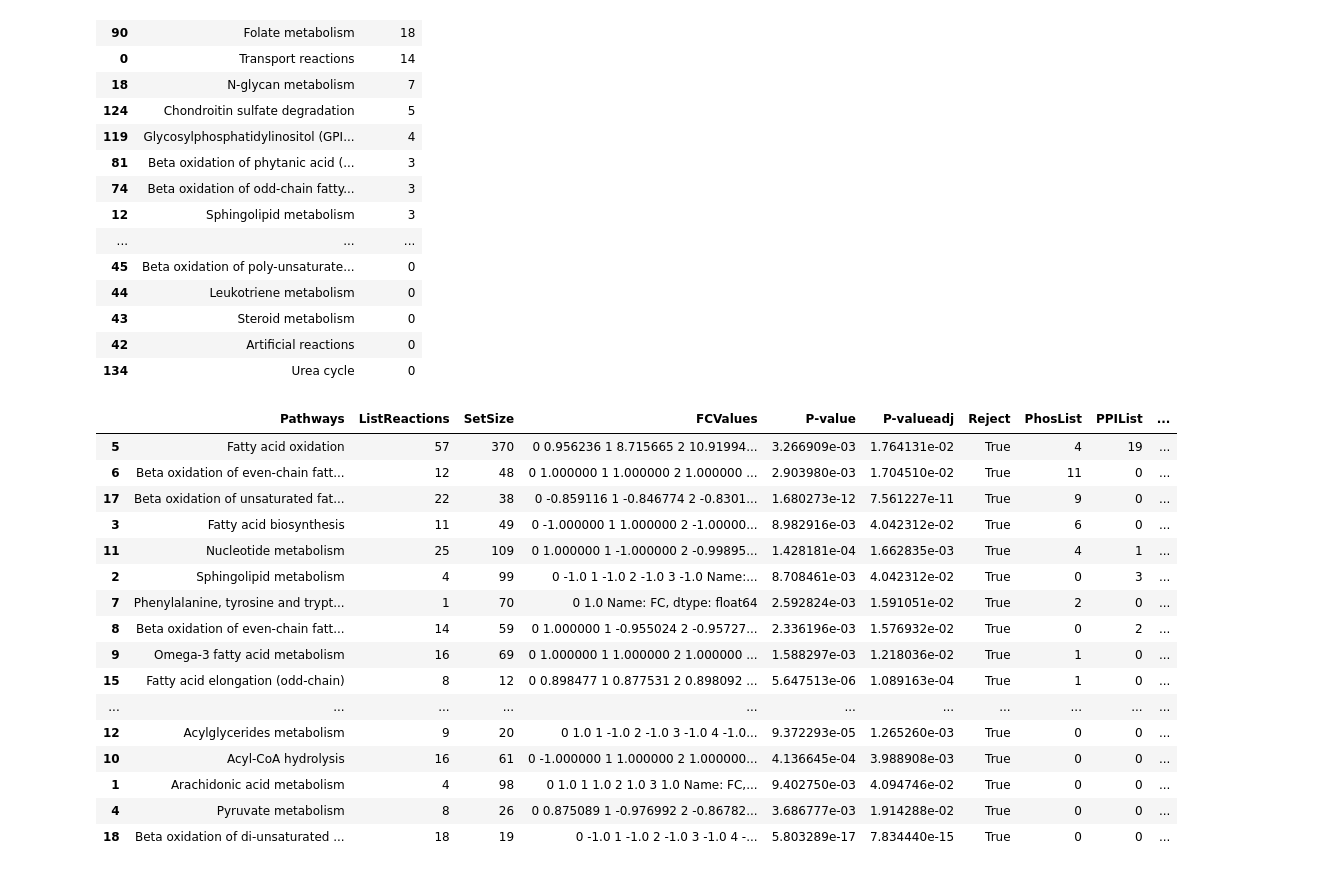
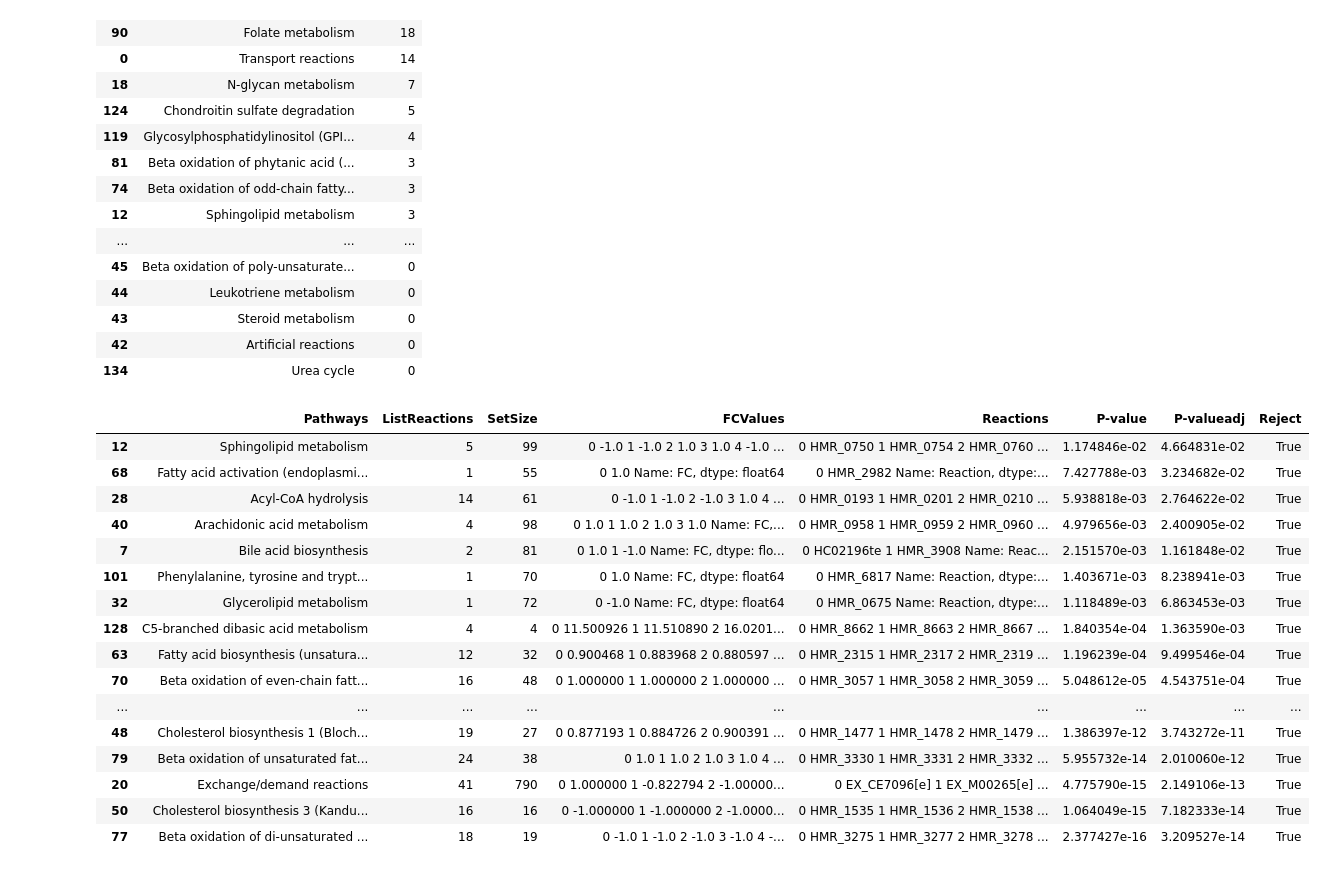
Before and after one commit to piyushnanda-sysbio/GS-DFA, a Jupyter notebook: Codes/PPI and Phosphoproteome/ppi_phos_integrated_analysis.ipynb, the cells around one changed output. Saved outputs shown, nothing was run; the diff lists cells and outputs as text; code cells hidden in the pictures.

```diff
--- a/Codes/PPI and Phosphoproteome/ppi_phos_integrated_analysis.ipynb
+++ b/Codes/PPI and Phosphoproteome/ppi_phos_integrated_analysis.ipynb
@@ -146,6 +172,26 @@ ppi_pathways.sort_values(by='PPIList',ascending=False)
 | 43 | Steroid metabolism | 0 |
 | 42 | Artificial reactions | 0 |
 | 134 | Urea cycle | 0 |
+# %%
+hyperdata_sorted
+# %% [output]
+|  | Pathways | ListReactions | SetSize | FCValues | Reactions | P-value | P-valueadj | Reject |
+| 12 | Sphingolipid metabolism | 5 | 99 | 0 -1.0 1 -1.0 2 1.0 3 1.0 4 -1.0 ... | 0 HMR_0750 1 HMR_0754 2 HMR_0760 ... | 1.174846e-02 | 4.664831e-02 | True |
+| 68 | Fatty acid activation (endoplasmi... | 1 | 55 | 0 1.0 Name: FC, dtype: float64 | 0 HMR_2982 Name: Reaction, dtype:... | 7.427788e-03 | 3.234682e-02 | True |
+| 28 | Acyl-CoA hydrolysis | 14 | 61 | 0 -1.0 1 -1.0 2 -1.0 3 1.0 4 ... | 0 HMR_0193 1 HMR_0201 2 HMR_0210 ... | 5.938818e-03 | 2.764622e-02 | True |
+| 40 | Arachidonic acid metabolism | 4 | 98 | 0 1.0 1 1.0 2 1.0 3 1.0 Name: FC,... | 0 HMR_0958 1 HMR_0959 2 HMR_0960 ... | 4.979656e-03 | 2.400905e-02 | True |
+| 7 | Bile acid biosynthesis | 2 | 81 | 0 1.0 1 -1.0 Name: FC, dtype: flo... | 0 HC02196te 1 HMR_3908 Name: Reac... | 2.151570e-03 | 1.161848e-02 | True |
+| 101 | Phenylalanine, tyrosine and trypt... | 1 | 70 | 0 1.0 Name: FC, dtype: float64 | 0 HMR_6817 Name: Reaction, dtype:... | 1.403671e-03 | 8.238941e-03 | True |
+| 32 | Glycerolipid metabolism | 1 | 72 | 0 -1.0 Name: FC, dtype: float64 | 0 HMR_0675 Name: Reaction, dtype:... | 1.118489e-03 | 6.863453e-03 | True |
+| 128 | C5-branched dibasic acid metabolism | 4 | 4 | 0 11.500926 1 11.510890 2 16.0201... | 0 HMR_8662 1 HMR_8663 2 HMR_8667 ... | 1.840354e-04 | 1.363590e-03 | True |
+| 63 | Fatty acid biosynthesis (unsatura... | 12 | 32 | 0 0.900468 1 0.883968 2 0.880597 ... | 0 HMR_2315 1 HMR_2317 2 HMR_2319 ... | 1.196239e-04 | 9.499546e-04 | True |
+| 70 | Beta oxidation of even-chain fatt... | 16 | 48 | 0 1.000000 1 1.000000 2 1.000000 ... | 0 HMR_3057 1 HMR_3058 2 HMR_3059 ... | 5.048612e-05 | 4.543751e-04 | True |
+| ... | ... | ... | ... | ... | ... | ... | ... | ... |
+| 48 | Cholesterol biosynthesis 1 (Bloch... | 19 | 27 | 0 0.877193 1 0.884726 2 0.900391 ... | 0 HMR_1477 1 HMR_1478 2 HMR_1479 ... | 1.386397e-12 | 3.743272e-11 | True |
+| 79 | Beta oxidation of unsaturated fat... | 24 | 38 | 0 1.0 1 1.0 2 1.0 3 1.0 4 ... | 0 HMR_3330 1 HMR_3331 2 HMR_3332 ... | 5.955732e-14 | 2.010060e-12 | True |
+| 20 | Exchange/demand reactions | 41 | 790 | 0 1.000000 1 -0.822794 2 -1.00000... | 0 EX_CE7096[e] 1 EX_M00265[e] ... | 4.775790e-15 | 2.149106e-13 | True |
+| 50 | Cholesterol biosynthesis 3 (Kandu... | 16 | 16 | 0 -1.000000 1 -1.000000 2 -1.0000... | 0 HMR_1535 1 HMR_1536 2 HMR_1538 ... | 1.064049e-15 | 7.182333e-14 | True |
+| 77 | Beta oxidation of di-unsaturated ... | 18 | 19 | 0 -1.0 1 -1.0 2 -1.0 3 -1.0 4 -... | 0 HMR_3275 1 HMR_3277 2 HMR_3278 ... | 2.377427e-16 | 3.209527e-14 | True |
 # %%
 hyperdata_sorted=hyperdata_sorted.drop([0,20],axis=0)
 # %%
@@ -157,23 +203,3 @@ hyperdata_ppi_phos.to_csv('AffectedReactions_PPI_Phos.csv')
 hyperdata_ppi_phos['SumEffects']=hyperdata_ppi_phos['PPIList']+hyperdata_ppi_phos['PhosList']
 # %%
 hyperdata_ppi_phos=hyperdata_ppi_phos.sort_values(by='SumEffects',ascending=False)
-# %%
-hyperdata_ppi_phos
-# %% [output]
-|  | Pathways | ListReactions | SetSize | FCValues | P-value | P-valueadj | Reject | PhosList | PPIList | ... |
-| 5 | Fatty acid oxidation | 57 | 370 | 0 0.956236 1 8.715665 2 10.91994... | 3.266909e-03 | 1.764131e-02 | True | 4 | 19 | ... |
-| 6 | Beta oxidation of even-chain fatt... | 12 | 48 | 0 1.000000 1 1.000000 2 1.000000 ... | 2.903980e-03 | 1.704510e-02 | True | 11 | 0 | ... |
-| 17 | Beta oxidation of unsaturated fat... | 22 | 38 | 0 -0.859116 1 -0.846774 2 -0.8301... | 1.680273e-12 | 7.561227e-11 | True | 9 | 0 | ... |
-| 3 | Fatty acid biosynthesis | 11 | 49 | 0 -1.000000 1 1.000000 2 -1.00000... | 8.982916e-03 | 4.042312e-02 | True | 6 | 0 | ... |
-| 11 | Nucleotide metabolism | 25 | 109 | 0 1.000000 1 -1.000000 2 -0.99895... | 1.428181e-04 | 1.662835e-03 | True | 4 | 1 | ... |
-| 2 | Sphingolipid metabolism | 4 | 99 | 0 -1.0 1 -1.0 2 -1.0 3 -1.0 Name:... | 8.708461e-03 | 4.042312e-02 | True | 0 | 3 | ... |
-| 7 | Phenylalanine, tyrosine and trypt... | 1 | 70 | 0 1.0 Name: FC, dtype: float64 | 2.592824e-03 | 1.591051e-02 | True | 2 | 0 | ... |
-| 8 | Beta oxidation of even-chain fatt... | 14 | 59 | 0 1.000000 1 -0.955024 2 -0.95727... | 2.336196e-03 | 1.576932e-02 | True | 0 | 2 | ... |
-| 9 | Omega-3 fatty acid metabolism | 16 | 69 | 0 1.000000 1 1.000000 2 1.000000 ... | 1.588297e-03 | 1.218036e-02 | True | 1 | 0 | ... |
-| 15 | Fatty acid elongation (odd-chain) | 8 | 12 | 0 0.898477 1 0.877531 2 0.898092 ... | 5.647513e-06 | 1.089163e-04 | True | 1 | 0 | ... |
-| ... | ... | ... | ... | ... | ... | ... | ... | ... | ... | ... |
-| 12 | Acylglycerides metabolism | 9 | 20 | 0 1.0 1 -1.0 2 -1.0 3 -1.0 4 -1.0... | 9.372293e-05 | 1.265260e-03 | True | 0 | 0 | ... |
-| 10 | Acyl-CoA hydrolysis | 16 | 61 | 0 -1.000000 1 1.000000 2 1.000000... | 4.136645e-04 | 3.988908e-03 | True | 0 | 0 | ... |
-| 1 | Arachidonic acid metabolism | 4 | 98 | 0 1.0 1 1.0 2 1.0 3 1.0 Name: FC,... | 9.402750e-03 | 4.094746e-02 | True | 0 | 0 | ... |
-| 4 | Pyruvate metabolism | 8 | 26 | 0 0.875089 1 -0.976992 2 -0.86782... | 3.686777e-03 | 1.914288e-02 | True | 0 | 0 | ... |
-| 18 | Beta oxidation of di-unsaturated ... | 18 | 19 | 0 -1.0 1 -1.0 2 -1.0 3 -1.0 4 -... | 5.803289e-17 | 7.834440e-15 | True | 0 | 0 | ... |
```
Also changed, not shown: parts of 20 cells of this notebook, 1 other file.
